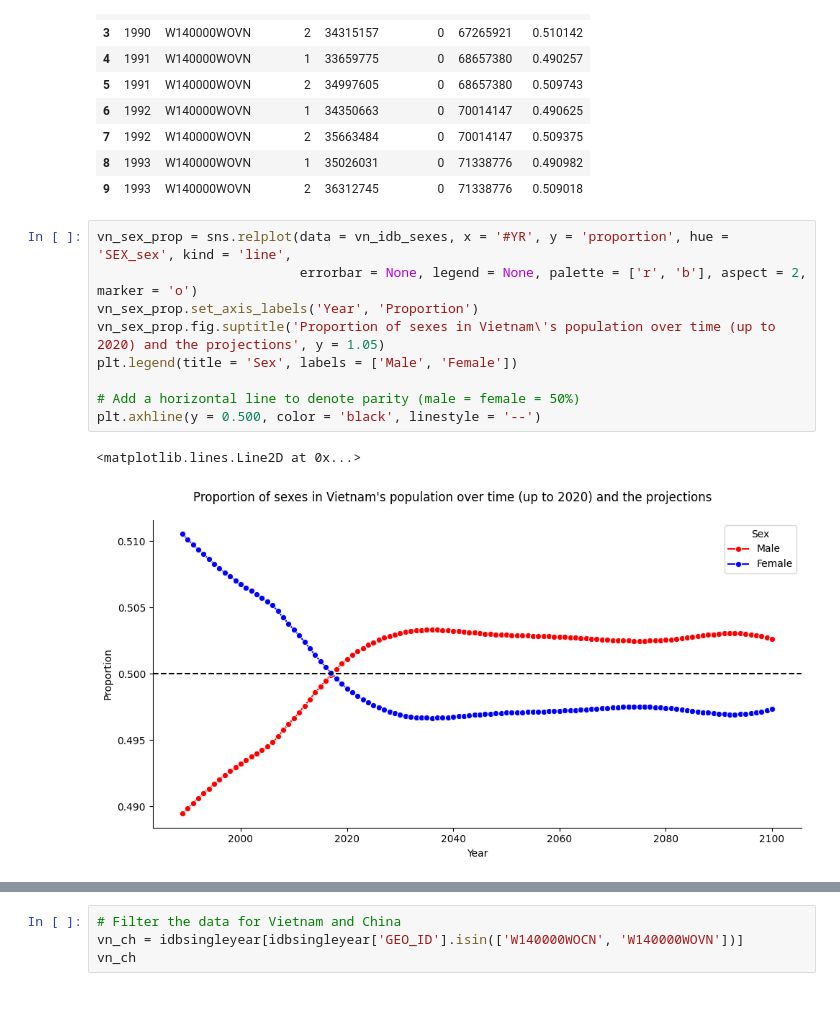
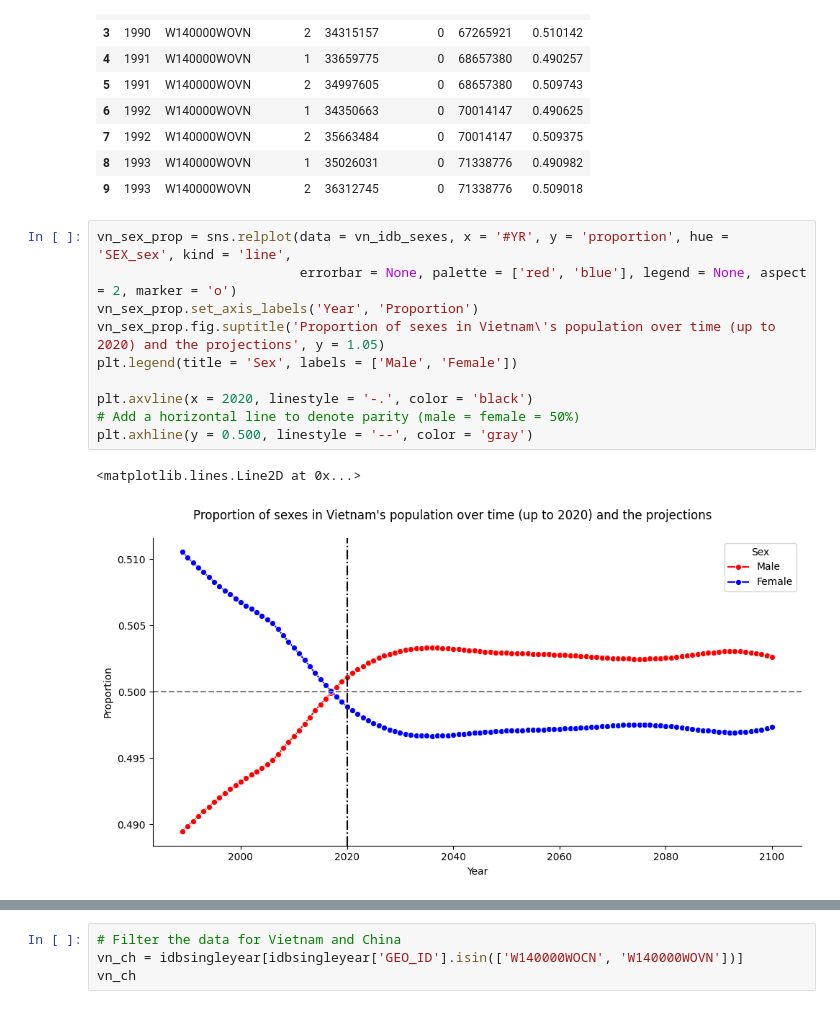
Before and after one commit to thaianle/international-database, a Jupyter notebook: idbsingleyear-python.ipynb, the cells around one changed output, grey strips where cells are left out. Drawn from its saved outputs; the diff is of its cells as text.

```diff
--- a/idbsingleyear-python.ipynb
+++ b/idbsingleyear-python.ipynb
@@ -435,13 +445,14 @@ vn_idb_sexes.head(10)
 | 9 | 1993 | W140000WOVN | 2 | 36312745 | 0 | 71338776 | 0.509018 |
 # %%
 vn_sex_prop = sns.relplot(data = vn_idb_sexes, x = '#YR', y = 'proportion', hue = 'SEX_sex', kind = 'line',
-                          errorbar = None, legend = None, palette = ['r', 'b'], aspect = 2, marker = 'o')
+                          errorbar = None, palette = ['red', 'blue'], legend = None, aspect = 2, marker = 'o')
 vn_sex_prop.set_axis_labels('Year', 'Proportion')
 vn_sex_prop.fig.suptitle('Proportion of sexes in Vietnam\'s population over time (up to 2020) and the projections', y = 1.05)
 plt.legend(title = 'Sex', labels = ['Male', 'Female'])
 
+plt.axvline(x = 2020, linestyle = '-.', color = 'black')
 # Add a horizontal line to denote parity (male = female = 50%)
-plt.axhline(y = 0.500, color = 'black', linestyle = '--')
+plt.axhline(y = 0.500, linestyle = '--', color = 'gray')
 # %% [output]
 <matplotlib.lines.Line2D at 0x...>
-[figure, old version]
+[figure, new version]
```
Also changed, not shown: parts of 5 cells of this notebook.
